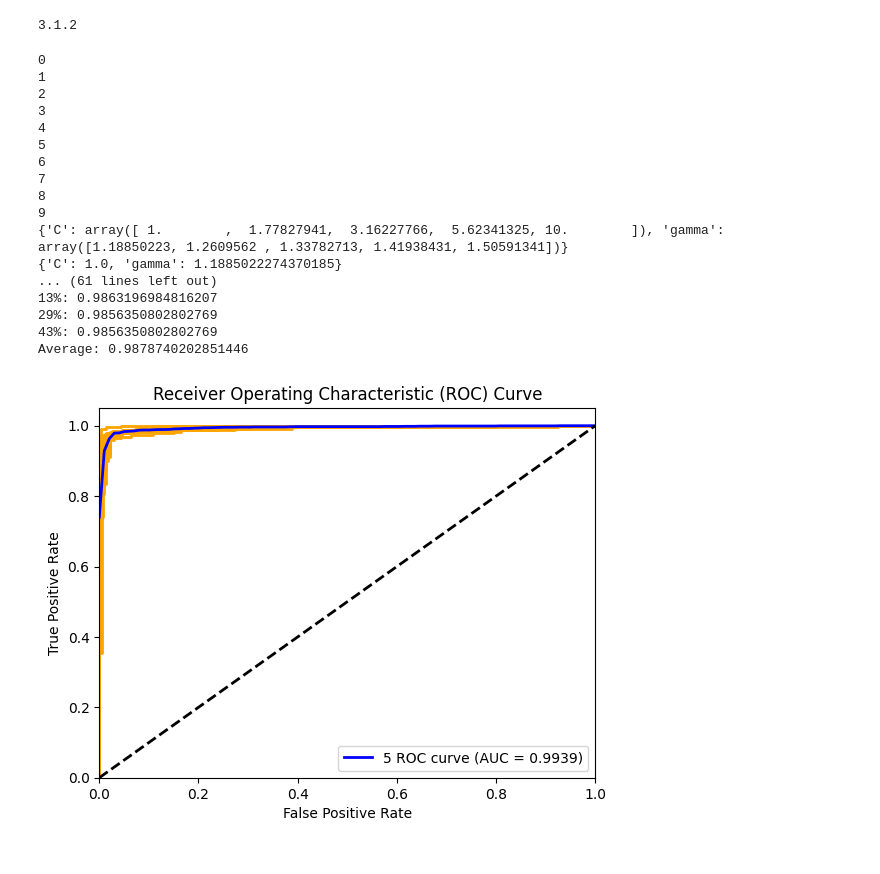
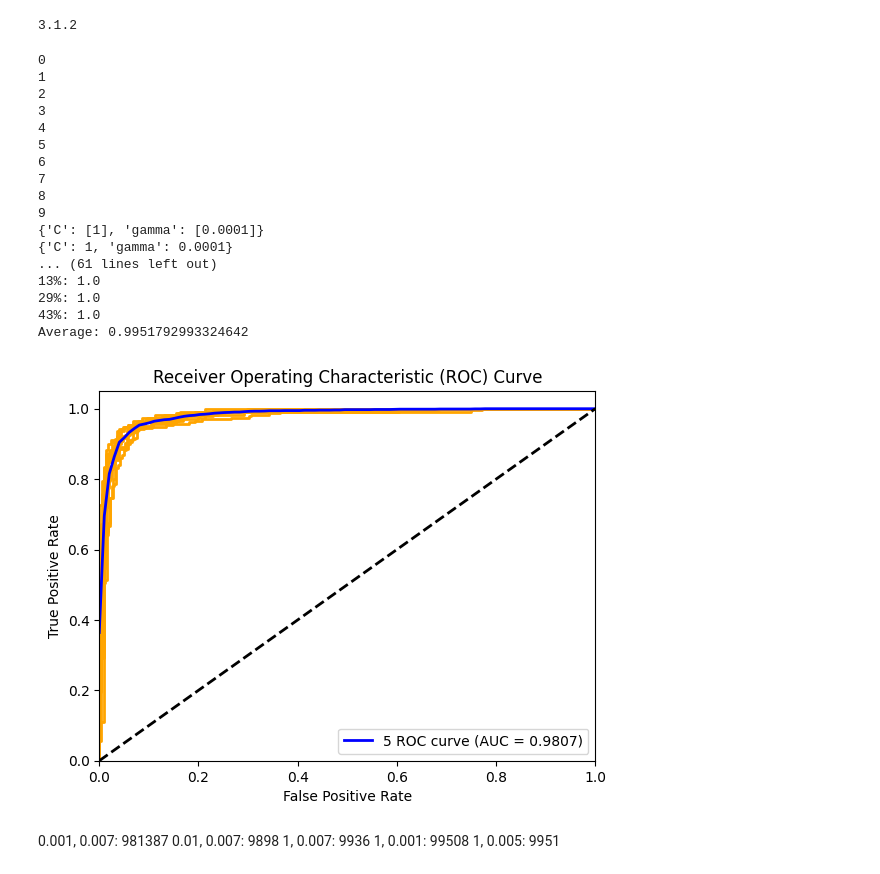
Before and after one commit to ChinJY/ContamiSense, a Jupyter notebook: SVM-kFold.ipynb, the cells around one changed output. Cells and saved outputs as stored; diff of their text form; code cells hidden in the pictures.

```diff
--- a/SVM-kFold.ipynb
+++ b/SVM-kFold.ipynb
@@ -35,11 +35,12 @@ df = pd.read_excel(
 )
 
 #run settings
-training_cont = 5
-# x_start = 11 #start of difference columns
-# x_end = 15 #end of difference columns
-x_start = 3 #start of raw columns
-x_end = 11 #end of raw columns
+training_cont = 29
+raw_cols = [3,4,5,6,7,8,9,10]
+LDH_cols = [3,4,11,15]
+Pot_cols = [5,6,12,16]
+Cal_cols = [7,8,9,10,13,14,17,18]
+feature_cols = Cal_cols
 no_folds = 10 #number of external folds
 no_folds_inner = 5 #number of internal folds
 
@@ -48,7 +49,7 @@ fold_size = len(df) // no_folds #number of records in each fold
 #create data structures to store results
 scores = [[] for _ in range(4)]  # Create a list of 4 empty lists
 parameters = []
-coefficient_sum = np.zeros((1, x_end - x_start))
+coefficient_sum = np.zeros((1, len(feature_cols)))
 tpr_values_5 = []
 tpr_values_13 = []
 tpr_values_29 = []
@@ -230,11 +231,11 @@ for i in range(no_folds):
         frame['Calcium Vel'] = frame['Calcium Diff']/frame['Time elapsed']
 
     # print(df_train)
-    x_train, y_train = df_train.iloc[:, x_start:x_end], df_train.iloc[:, 0]
-    x_test, y_test = df_test.iloc[:, x_start:x_end], df_test.iloc[:, 0]
-    x_test_13, y_test_13 = df_test_13.iloc[:, x_start:x_end], df_test_13.iloc[:, 0]
-    x_test_29, y_test_29 = df_test_29.iloc[:, x_start:x_end], df_test_29.iloc[:, 0]
-    x_test_43, y_test_43 = df_test_43.iloc[:, x_start:x_end], df_test_43.iloc[:, 0]
+    x_train, y_train = df_train.iloc[:, feature_cols], df_train.iloc[:, 0]
+    x_test, y_test = df_test.iloc[:, feature_cols], df_test.iloc[:, 0]
+    x_test_13, y_test_13 = df_test_13.iloc[:, feature_cols], df_test_13.iloc[:, 0]
+    x_test_29, y_test_29 = df_test_29.iloc[:, feature_cols], df_test_29.iloc[:, 0]
+    x_test_43, y_test_43 = df_test_43.iloc[:, feature_cols], df_test_43.iloc[:, 0]
 
     # x_train_copy = x_train.copy()
     # y_train.to_excel('Reformatted/y_train.xlsx')
@@ -256,9 +257,12 @@ for i in range(no_folds):
     model = SVC(kernel='rbf', probability=True)
 
     p_grid = {
-        'C': np.logspace(0, 1, 5),
-        # 'gamma': np.logspace(-1.5, 0, 5),
-        'gamma': np.linspace(0.075, 0.1778, 5),
+        # 'C': np.logspace(-2, 2, 5),
+        # 'C': np.linspace(0.0000001, 0.00001, 5),
+        'C': [1],
+        # 'gamma': np.logspace(-2, 2, 5),
+        # 'gamma': np.linspace(0.001, 0.004, 15),
+        'gamma': [0.0001]
     }
 
     # Choose cross-validation techniques for the inner loop
@@ -267,7 +271,7 @@ for i in range(no_folds):
     # Nested CV with parameter optimization
     clf = GridSearchCV(estimator=model, param_grid=p_grid, cv=inner_cv, n_jobs=-1, scoring='roc_auc')
     clf.fit(x_train, y_train)
-    coefficients = clf.best_estimator_.class_weight_
+    # coefficients = clf.best_estimator_.class_weight_
     # coefficient_sum += coefficients
     parameters.append(clf.best_params_)
 
@@ -302,6 +306,7 @@ for i in range(no_folds):
 
 # plot_decision_boundary(clf, x_test, y_test)
 
+# print hyperparam search space
 print(p_grid)
 
 # x_train_copy.to_excel('Reformatted/x_train.xlsx')
@@ -333,40 +338,46 @@ tpr_13 = np.mean(tpr_values_13,axis=0)
 tpr_29 = np.mean(tpr_values_29,axis=0)
 tpr_43 = np.mean(tpr_values_43,axis=0)
 
 # print(confusion_matrix(y_test_5, model.predict(x_test_5)))
 
 # Plot the overfitting checker
 plt.plot(mean_fpr, tpr_5, color='blue', lw=2, label='5 ROC curve (AUC = %0.4f)' % roc_auc_5)
 # plt.plot(mean_fpr, tpr_13, color='navy', lw=2, label='13 ROC curve (AUC = %0.4f)' % roc_auc_13)
 # plt.plot(mean_fpr, tpr_29, color='green', lw=2, label='29 ROC curve (AUC = %0.4f)' % roc_auc_29)
 # plt.plot(mean_fpr, tpr_43, color='red', lw=2, label='43 ROC curve (AUC = %0.4f)' % roc_auc_43)
 plt.plot([0, 1], [0, 1], color='black', lw=2, linestyle='--')
 plt.xlim([0.0, 1.0])
 plt.ylim([0.0, 1.05])
 plt.xlabel('False Positive Rate')
 plt.ylabel('True Positive Rate')
 plt.title('Receiver Operating Characteristic (ROC) Curve')
 plt.legend(loc="lower right")
 plt.show()
 # %% [output]
 0
 1
 2
 3
 4
 5
 6
 7
 8
 9
-{'C': array([ 1.        ,  1.77827941,  3.16227766,  5.62341325, 10.        ]), 'gamma': array([1.18850223, 1.2609562 , 1.33782713, 1.41938431, 1.50591341])}
-{'C': 1.0, 'gamma': 1.1885022274370185}
+{'C': [1], 'gamma': [0.0001]}
+{'C': 1, 'gamma': 0.0001}
 ... (61 lines left out)
-13%: 0.9863196984816207
-29%: 0.9856350802802769
-43%: 0.9856350802802769
-Average: 0.9878740202851446
+13%: 1.0
+29%: 1.0
+43%: 1.0
+Average: 0.9951792993324642
-[figure, old version]
+[figure, new version]
+# %% [markdown]
+0.001, 0.007: 981387
+0.01, 0.007: 9898
+1, 0.007: 9936
+1, 0.001: 99508
+1, 0.005: 9951
 # %%
 # Plot the ROC curve
 plt.figure()
```
Also changed, not shown: parts of 1 cell of this notebook, 13 other files.
